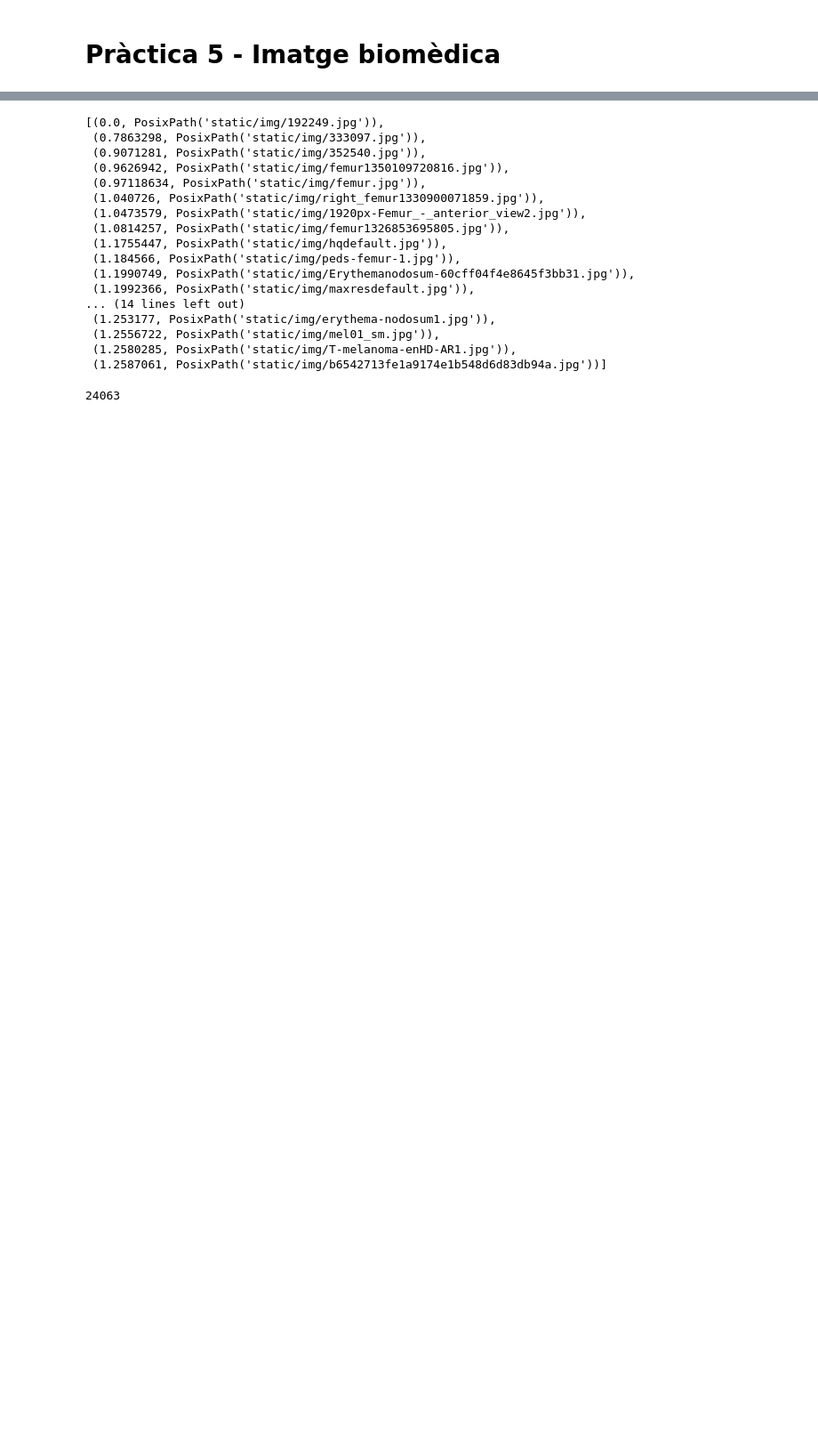
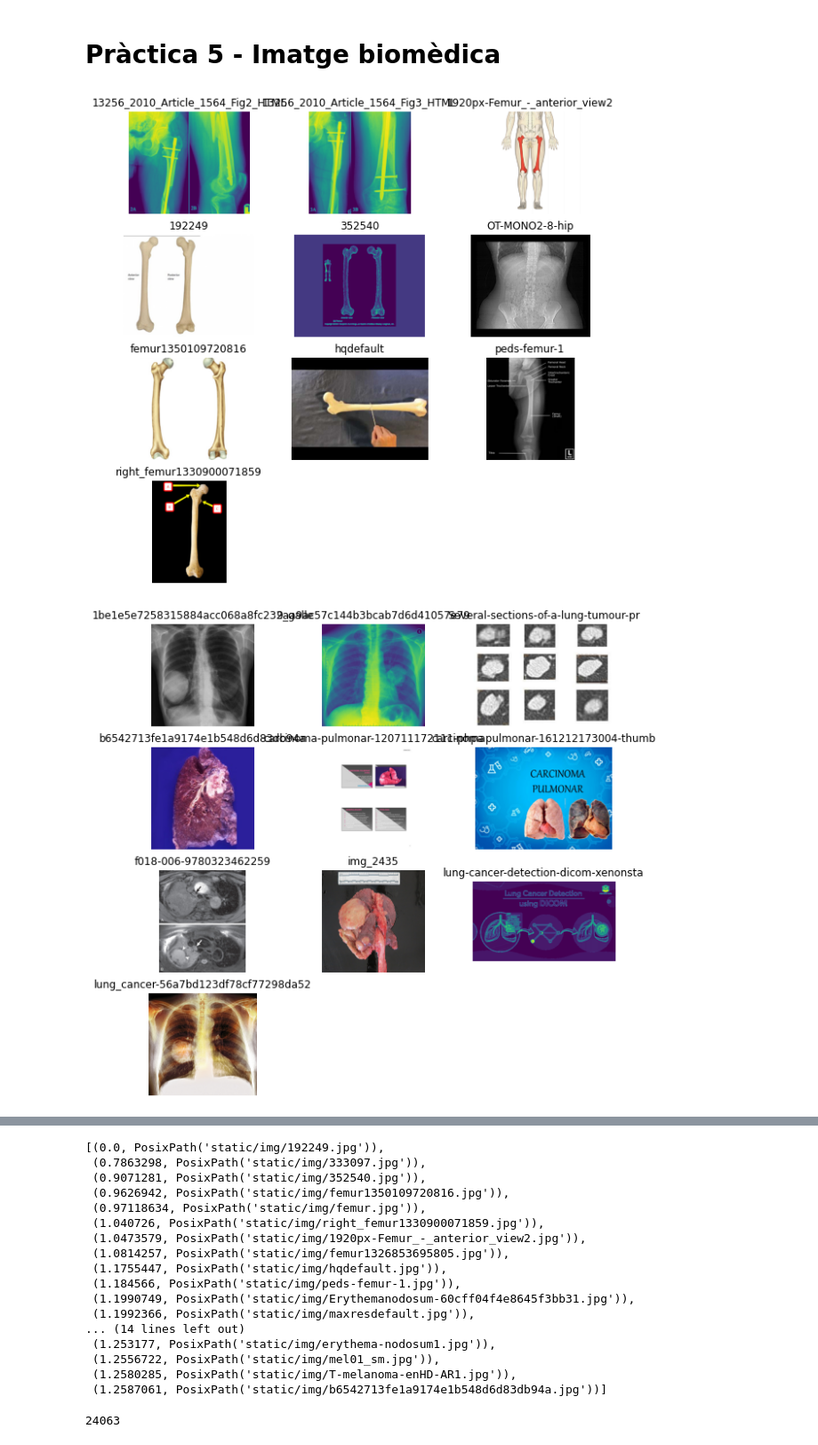
Before and after one commit to jmcarbo/medicalimages, a Jupyter notebook: Pràctica_5_Imatge_biomèdica.ipynb, the cells around one changed output, grey strips where cells are left out. Shown at 89% size. Saved outputs shown, nothing was run; the diff lists cells and outputs as text; code cells hidden in the pictures; blank space fills up the shorter version.

```diff
--- a/Pràctica_5_Imatge_biomèdica.ipynb
+++ b/Pràctica_5_Imatge_biomèdica.ipynb
@@ -22,3 +22,24 @@ for i in image_classes:
 # %%
 for i in image_classes:
   os.system(f'./bbid.py -s "{i} dicom" -o "images/{i}" --limit 10')
+# %%
+import matplotlib.pyplot as plt
+from pathlib import Path
+import numpy as np
+
+
+for ic in image_classes:
+
+  plt.figure(figsize=(10, 10))
+  plt.title(ic)
+  i = 0
+  for imgs in sorted(Path("./images/"+ic).rglob("**/*.*")):
+    ax = plt.subplot(4, 3, i + 1)
+    img = Image.open(imgs)
+    plt.imshow(np.array(img).astype("uint8"))
+    plt.title(imgs.stem)
+    plt.axis("off")
+    i = i + 1
+# %% [output]
+[figure, added]
+[figure, added]
```
Also changed, not shown: parts of 3 cells of this notebook.
